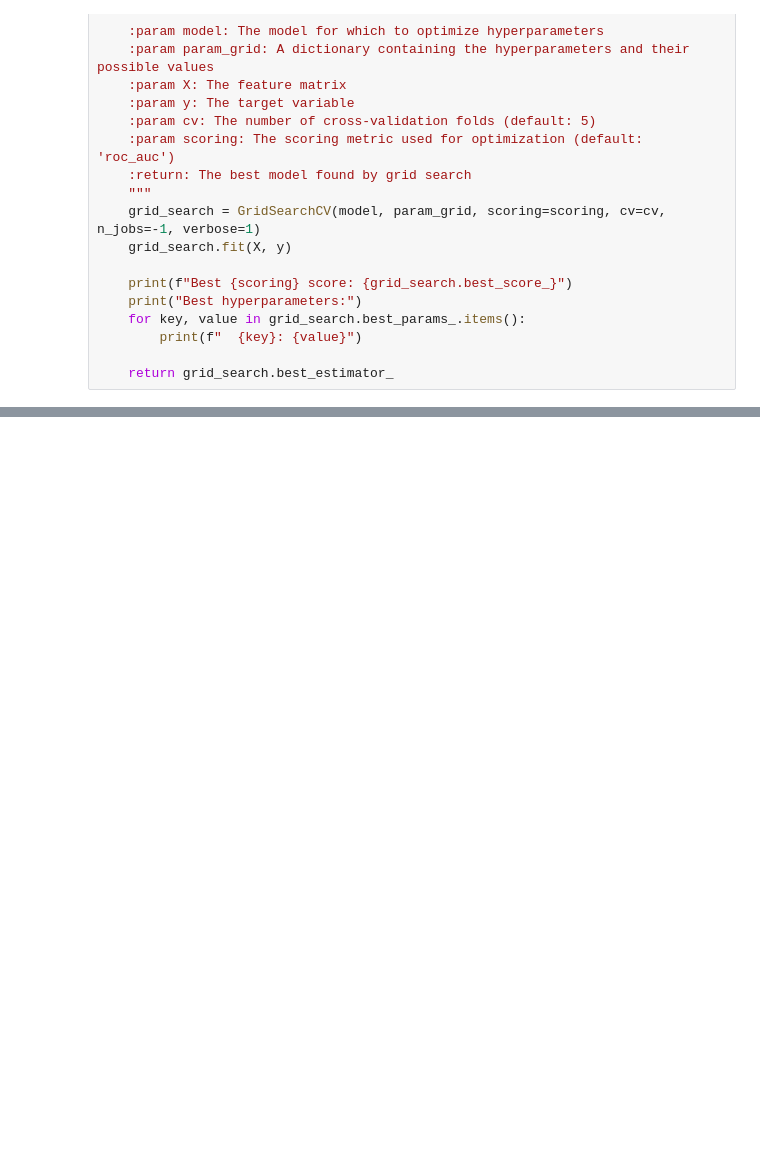
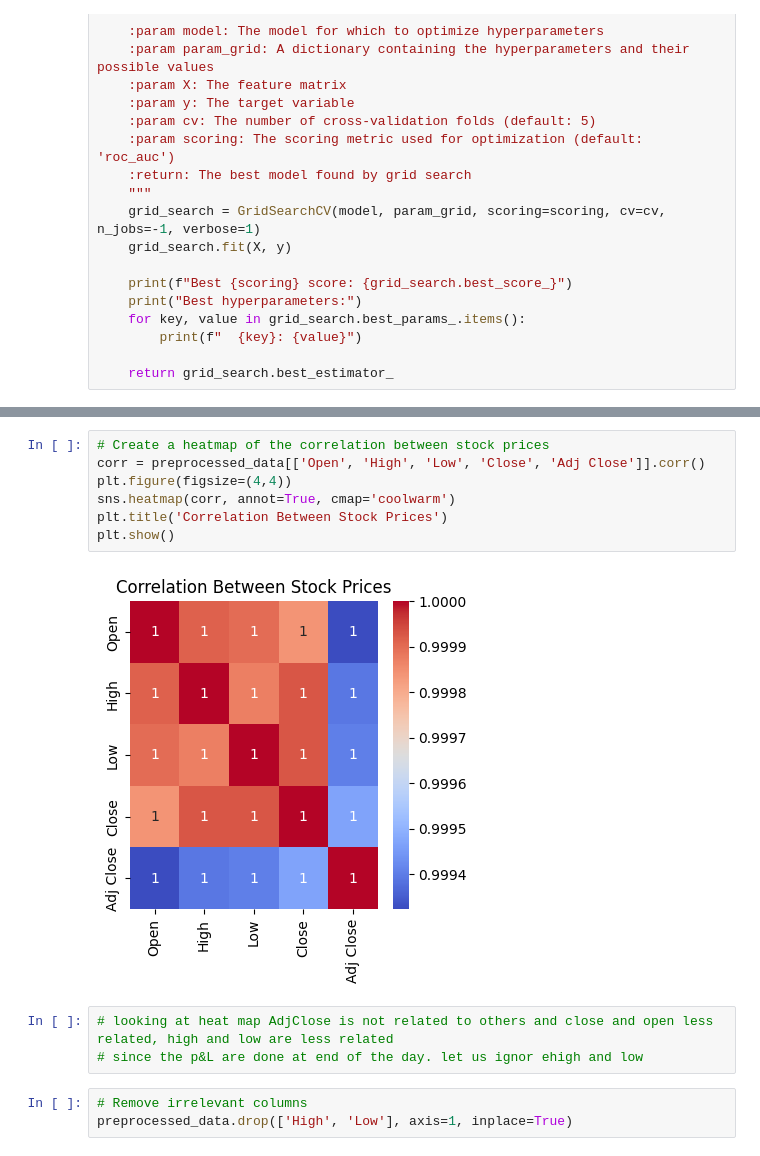
Before and after one commit to pras-4795/JPMCColab, a Jupyter notebook: assignment2.ipynb, the cells around one changed output, grey strips where cells are left out. Cells and saved outputs as stored; diff of their text form; blank space fills up the shorter version.

```diff
--- a/assignment2.ipynb
+++ b/assignment2.ipynb
@@ -520,0 +579,15 @@ print(comparison_table)
+# %%
+# Create a heatmap of the correlation between stock prices
+corr = preprocessed_data[['Open', 'High', 'Low', 'Close', 'Adj Close']].corr()
+plt.figure(figsize=(4,4))
+sns.heatmap(corr, annot=True, cmap='coolwarm')
+plt.title('Correlation Between Stock Prices')
+plt.show()
+# %% [output]
+[figure, added]
+# %%
+# looking at heat map AdjClose is not related to others and close and open less related, high and low are less related
+# since the p&L are done at end of the day. let us ignor ehigh and low
+# %%
+# Remove irrelevant columns
+preprocessed_data.drop(['High', 'Low'], axis=1, inplace=True)
```
Also changed, not shown: parts of 21 cells of this notebook.
